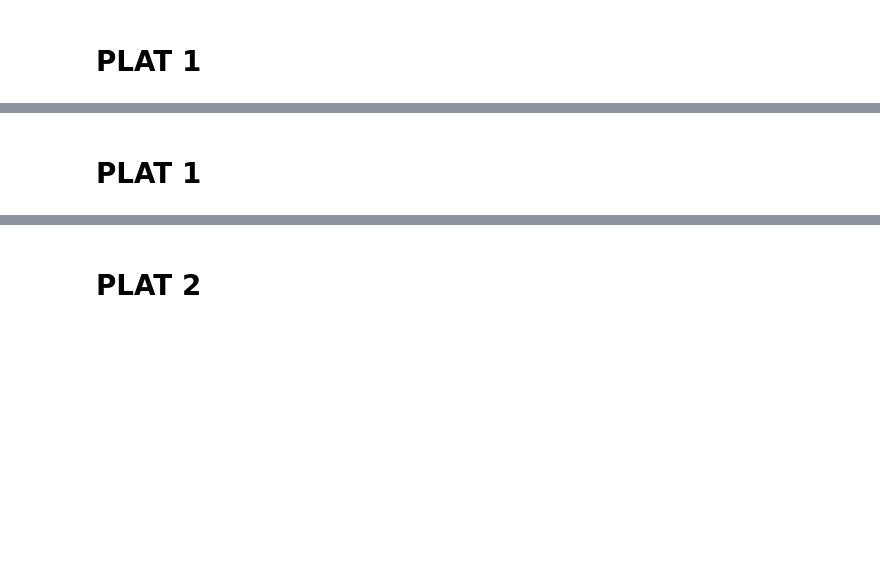
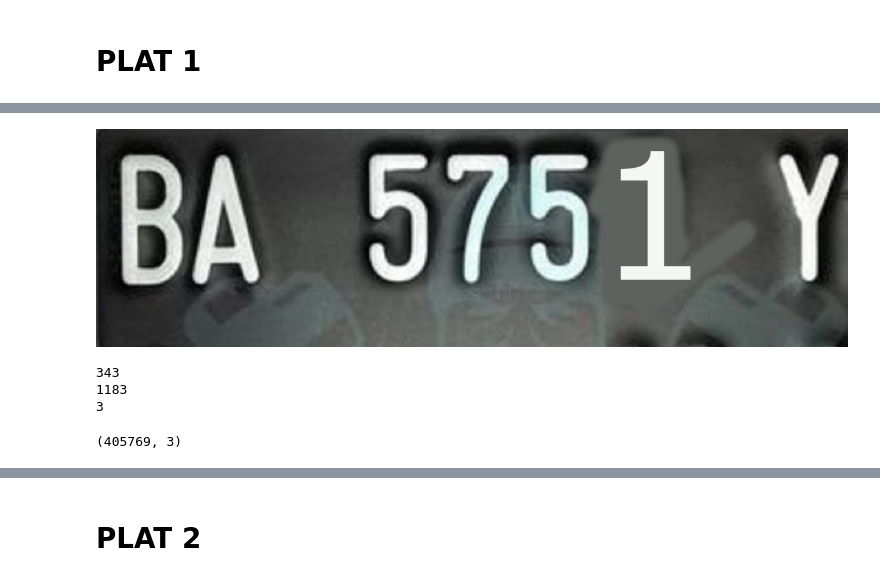
Before and after one commit to RizaldyAli/Pembelajaran_Mesin2023, a Jupyter notebook: UTS/UTS_Rizaldy_Ali_M_TI3F.ipynb, the cells around one changed output, grey strips where cells are left out. Cells and saved outputs as stored; diff of their text form; code cells hidden in the pictures; blank space fills up the shorter version.

```diff
--- a/UTS/UTS_Rizaldy_Ali_M_TI3F.ipynb
+++ b/UTS/UTS_Rizaldy_Ali_M_TI3F.ipynb
@@ -42,5 +42,27 @@ import numpy as np
 import cv2
 import matplotlib.pyplot as plt
 from google.colab.patches import cv2_imshow # path cv2.imshow di google colab
-# %% [markdown]
-# PLAT 1
+# %%
+# Load Gambar
+img = cv2.imread('/content/drive/MyDrive/Colab Notebooks/ML_Image/1.jpg')
+
+# Tampilkan gambar
+# cv2.imshow(img)
+cv2_imshow(img) # khusus google colab karena ada issue
+# %% [output]
+[figure, added]
+# %%
+h, w, ch= img.shape
+print(h)
+print(w)
+print(ch)
+# %% [output]
+343
+1183
+3
+# %%
+data = img / 255.0
+data = data.reshape(h * w, ch)
+data.shape
+# %% [output]
+(405769, 3)
```
Also changed, not shown: parts of 34 cells of this notebook.
